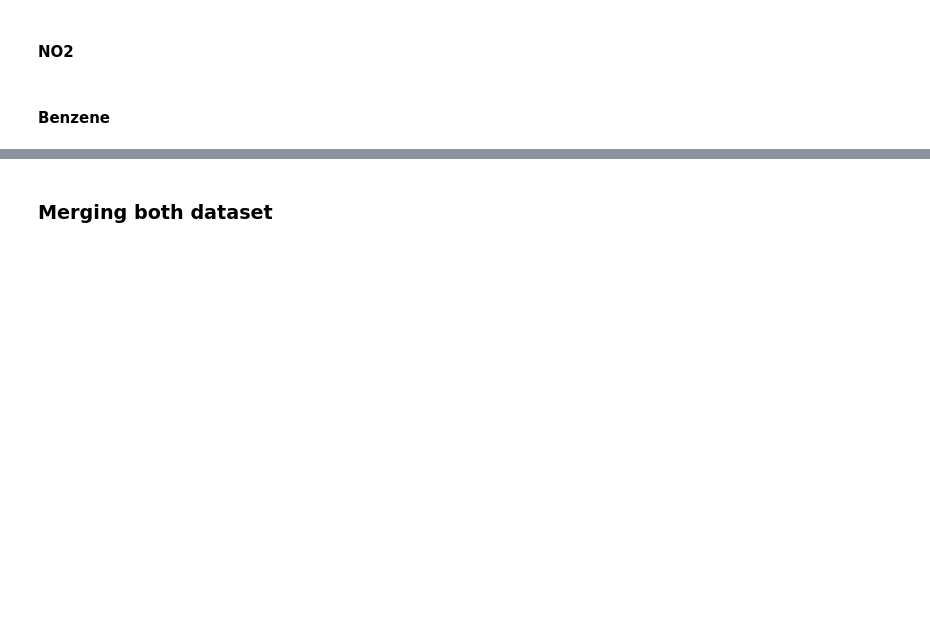
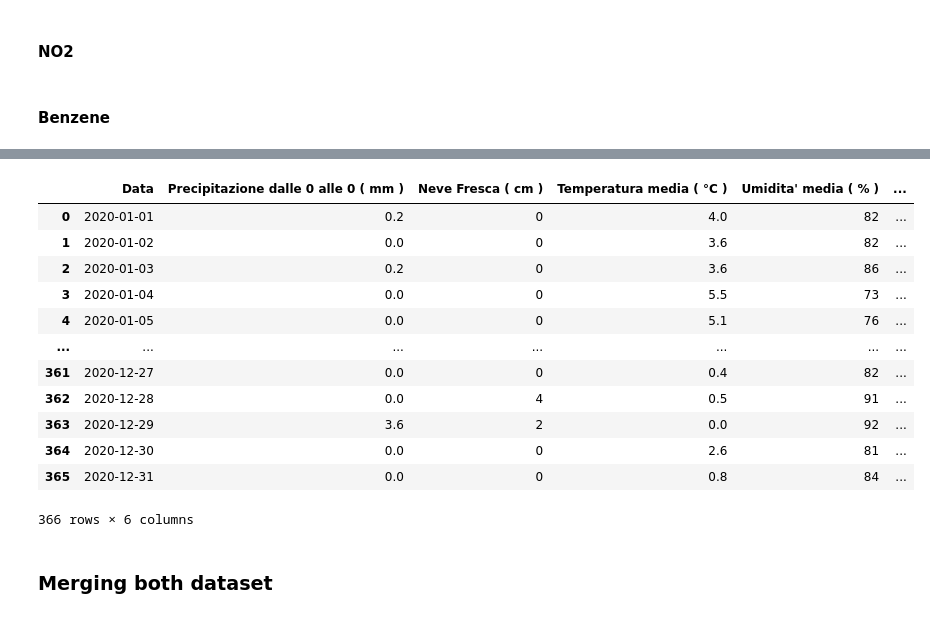
Before and after one commit to danielegerbaldo/Turin-Air-Quality-Comparison-Lockdown, a Jupyter notebook: Turin-Air-Quality-Comparison-Lockdown.ipynb, the cells around one changed output, grey strips where cells are left out. Saved outputs shown, nothing was run; the diff lists cells and outputs as text; code cells hidden in the pictures; blank space fills up the shorter version.

```diff
--- a/Turin-Air-Quality-Comparison-Lockdown.ipynb
+++ b/Turin-Air-Quality-Comparison-Lockdown.ipynb
@@ -149,3 +155,28 @@ to_mobility_data= to_mobility_data.rename(columns = {'retail_and_recreation_perc
+# %%
+path = 'data/Weather/TORINO_GIARDINI_REALI_giornalieri_2020.csv'
+to_gr_weather_data_2020 = pd.read_csv(path,  sep=';')
+to_gr_weather_data_2020["Data"] = pd.to_datetime(to_gr_weather_data_2020["Data"], format='%d/%m/%Y')
+#removing unamed column
+to_gr_weather_data_2020 = to_gr_weather_data_2020.loc[:, ~to_gr_weather_data_2020.columns.str.contains('^Unnamed')]
+#Removing empty column
+to_gr_weather_data_2020.dropna(how='all', axis=1, inplace=True)
+# Remove all columns between column index 1 to 3
+to_gr_weather_data_2020.drop(to_gr_weather_data_2020.columns[[1,4,6,7,9,10]], inplace = True, axis = 1)
+to_gr_weather_data_2020
+# %% [output]
+|  | Data | Precipitazione dalle 0 alle 0 ( mm ) | Neve Fresca ( cm ) | Temperatura media ( °C ) | Umidita' media ( % ) | ... |
+| 0 | 2020-01-01 | 0.2 | 0 | 4.0 | 82 | ... |
+| 1 | 2020-01-02 | 0.0 | 0 | 3.6 | 82 | ... |
+| 2 | 2020-01-03 | 0.2 | 0 | 3.6 | 86 | ... |
+| 3 | 2020-01-04 | 0.0 | 0 | 5.5 | 73 | ... |
+| 4 | 2020-01-05 | 0.0 | 0 | 5.1 | 76 | ... |
+| ... | ... | ... | ... | ... | ... | ... |
+| 361 | 2020-12-27 | 0.0 | 0 | 0.4 | 82 | ... |
+| 362 | 2020-12-28 | 0.0 | 4 | 0.5 | 91 | ... |
+| 363 | 2020-12-29 | 3.6 | 2 | 0.0 | 92 | ... |
+| 364 | 2020-12-30 | 0.0 | 0 | 2.6 | 81 | ... |
+| 365 | 2020-12-31 | 0.0 | 0 | 0.8 | 84 | ... |
+366 rows × 6 columns
 # %% [markdown]
 ### Merging both dataset
 # %%
```
Also changed, not shown: parts of 8 cells of this notebook, 2 other files.
